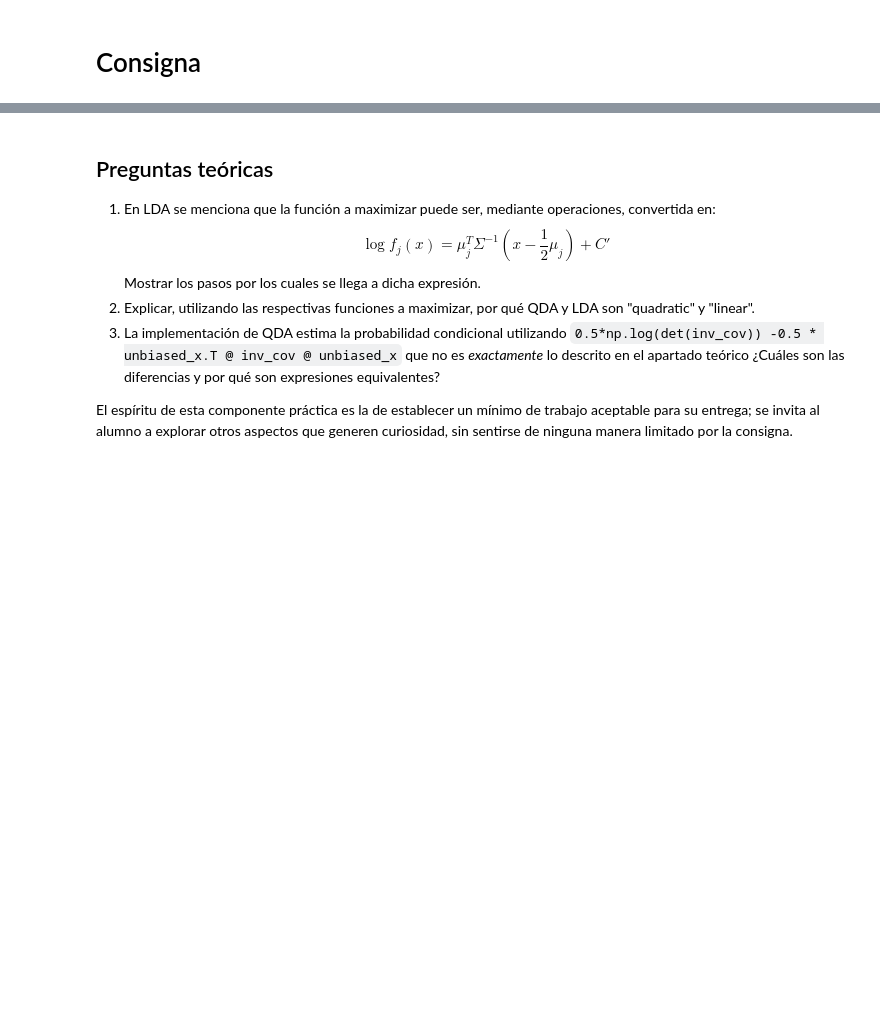
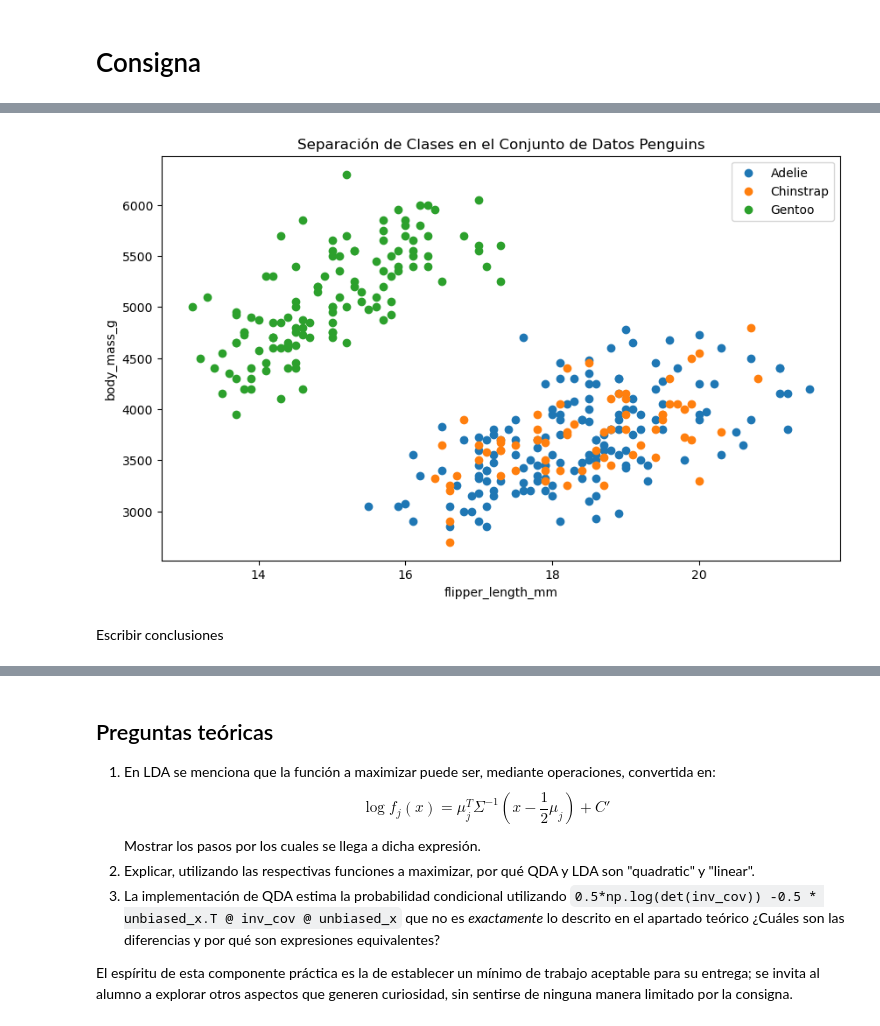
Before and after one commit to nielspac177/Posgrado_UBA_LSE, a Jupyter notebook: AMIA_2024_TP_final_LDA_QDA.ipynb, the cells around one changed output, grey strips where cells are left out. Drawn from its saved outputs; the diff is of its cells as text; code cells hidden in the pictures; blank space fills up the shorter version.

```diff
--- a/AMIA_2024_TP_final_LDA_QDA.ipynb
+++ b/AMIA_2024_TP_final_LDA_QDA.ipynb
@@ -318,0 +618,18 @@ LDA | Iris | 125 | 0.22 | 0.8
+# %%
+# Mapear los valores numéricos a nombres de clases
+columns_names = list(df_penguins.columns)
+
+# Visualización de la separación entre clases usando las dos características más separables
+plt.figure(figsize=(10, 6))
+for class_name in mapping_dic.values():
+    subset = df_penguins[df_penguins['target'] == class_name]
+    plt.scatter(subset[columns_names[1]], subset[columns_names[3]], label=reverse_mapping[class_name])
+plt.xlabel(columns_names[2])
+plt.ylabel(columns_names[3])
+plt.legend()
+plt.title('Separación de Clases en el Conjunto de Datos Penguins')
+plt.show()
+# %% [output]
+[figure, added]
+# %% [markdown]
+Escribir conclusiones
```
Also changed, not shown: parts of 101 cells of this notebook.
